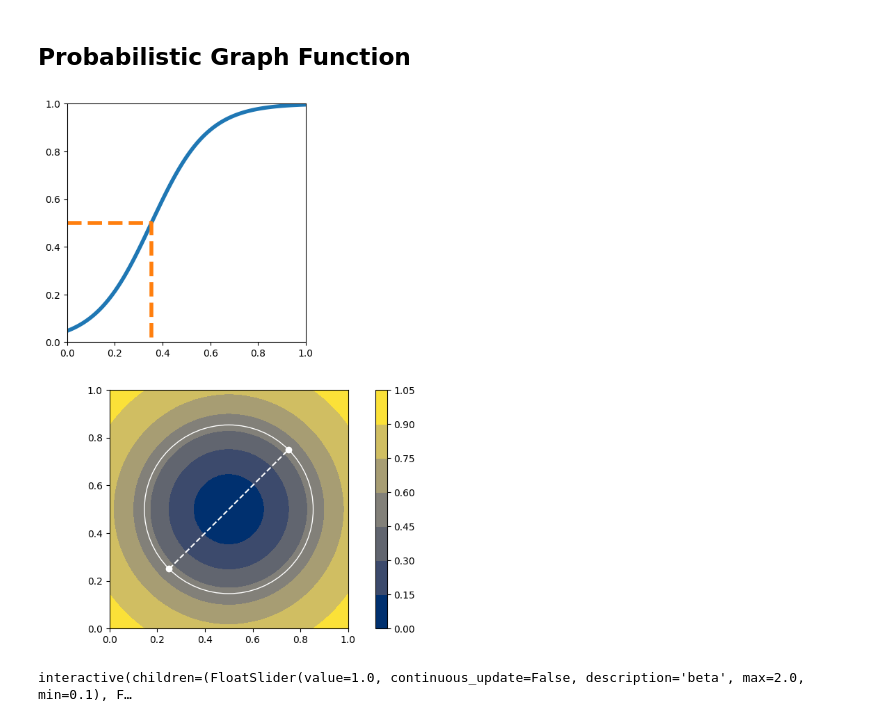
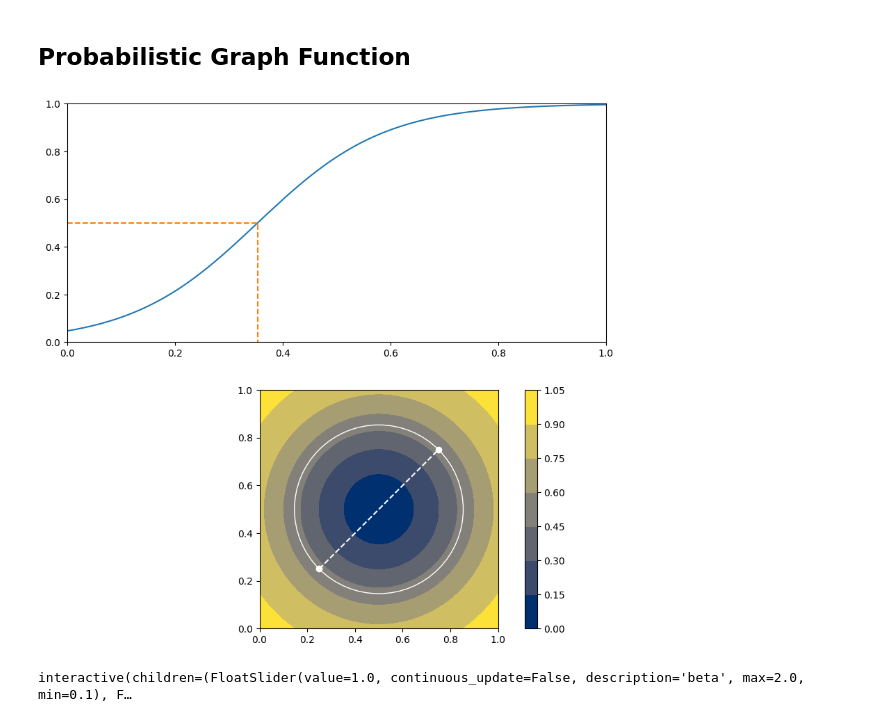
Before and after one commit to maljovec/topopy, a Jupyter notebook: ProbabilisticPersistenceDiagram.ipynb, the cells around one changed output. Cells and saved outputs as stored; diff of their text form; code cells hidden in the pictures.

```diff
--- a/ProbabilisticPersistenceDiagram.ipynb
+++ b/ProbabilisticPersistenceDiagram.ipynb
@@ -245,37 +468,36 @@ plot_overlay(msc, 10000, 100)
 # %%
 def logistic_function(x, r):
     k = 3. / r
     return 1 / (1 + np.exp(-k*(x - r)))
 
 P = np.array([[0.25, 0.25],[0.75, 0.75]])
 mid = np.average(P, axis=0)
 r = np.linalg.norm(mid - P[0])
 
 x, y, X = validation_grid(40)
 Z = logistic_function(np.linalg.norm(X - mid, axis=1), r)
 z = Z.reshape(x.shape)
 
 fig, ax = plt.subplots(2, 1, figsize=(10, 10), dpi=100)
 x1 = np.linspace(0, max(2*r,1), 100)
 y1 = logistic_function(x1, r)
 
-ax[0].plot(x1, y1, linewidth=4)
-ax[0].plot([min(x1), r, r], [0.5, 0.5, 0], linestyle='--', linewidth=4)
+ax[0].plot(x1, y1)
+ax[0].plot([min(x1), r, r], [0.5, 0.5, 0], linestyle='--')
 ax[0].set_xlim(0, 1)
 ax[0].set_ylim(0, 1)
-ax[0].set_aspect('equal')
 
 contour = ax[1].contourf(x,y,z, cmap=plt.cm.cividis, vmin=0, vmax=1)
 ax[1].scatter(P[:, 0], P[:, 1], color='#ffffff')
 ax[1].plot(P[:, 0], P[:, 1], linestyle='--', color='#ffffff')
 empty_region = patches.Circle(mid, r, facecolor='none', edgecolor='#ffffff')
 ax[1].add_patch(empty_region)
 cb = fig.colorbar(contour, ax=ax[1], boundaries=(0,1))
 ax[1].set_xlim(0, 1)
 ax[1].set_ylim(0, 1)
 ax[1].set_aspect('equal')
 # %% [output]
-[figure, old version]
+[figure, new version]
 # %%
 @interact(beta=widgets.FloatSlider(min=0.1, max=2.0, step=0.1, value=1, continuous_update=False),
           lp=widgets.FloatSlider(min=0.1, max=5.0, step=0.1, value=2, continuous_update=False),
```
Also changed, not shown: parts of 30 cells of this notebook, 1 other file.
